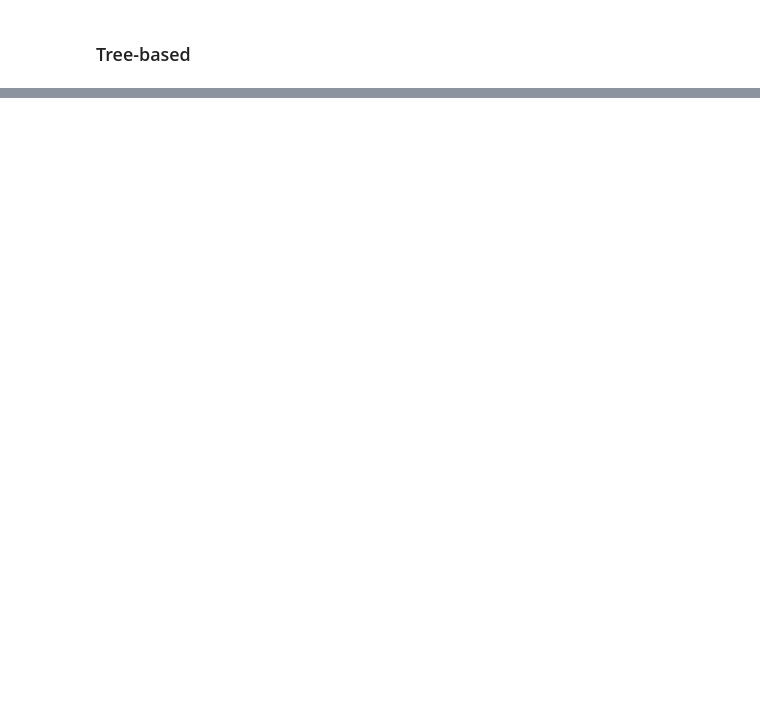
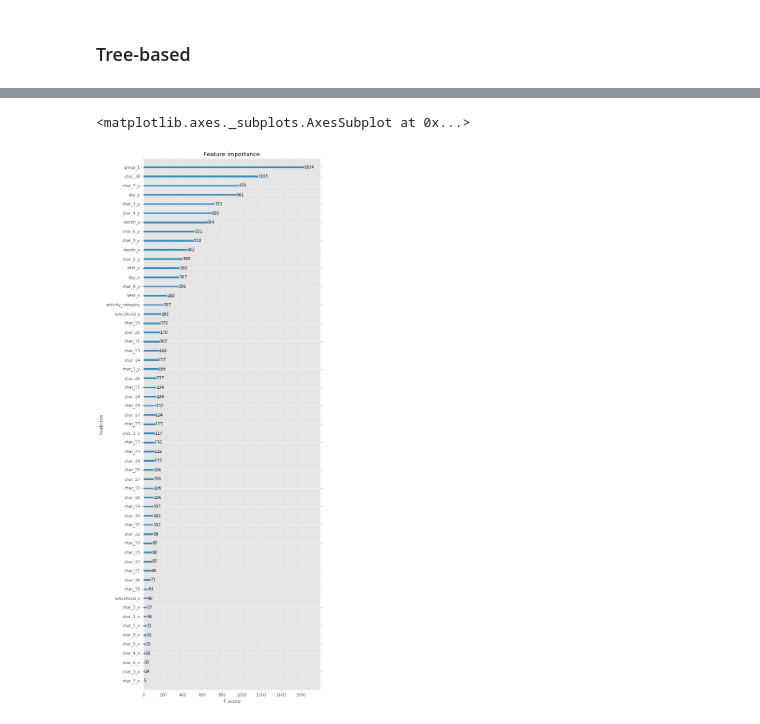
Before and after one commit to yurayli/kaggle-redhat, a Jupyter notebook: redHat_xgb.ipynb, the cells around one changed output, grey strips where cells are left out. Cells and saved outputs as stored; diff of their text form; code cells hidden in the pictures; blank space fills up the shorter version.

```diff
--- a/redHat_xgb.ipynb
+++ b/redHat_xgb.ipynb
@@ -414,0 +377,5 @@ roc_auc_score(y, pred_score[:,1])
+# %%
+%%time
+print("Start training...")
+bst = xgb.train(param, dtrain, num_round, watchlist, early_stopping_rounds=early_stopping_rounds)
+# test auc: 0.9314
@@ -414,0 +406,6 @@ roc_auc_score(y, pred_score[:,1])
+# %%
+%%time
+print "XGBoost initialing..."
+dtest = xgb.DMatrix(X_test.drop(['activity_id', 'people_id'], axis=1))
+dtrain = xgb.DMatrix(X.drop(['activity_id', 'people_id', 'outcome'], axis=1), label=y)
+dval = xgb.DMatrix(X_val.drop(['activity_id', 'people_id', 'outcome'], axis=1), label=y_val)
@@ -414,0 +416,11 @@ roc_auc_score(y, pred_score[:,1])
+# %%
+param = {'nthread':4, 'silent':1, 'objective':'binary:logistic', 'eval_metric':'auc', 'booster':'gbtree',
+         'eta':0.2, 'max_depth': 8, 'subsample':0.8, 'colsample_bytree':0.5, 'seed':0}
+watchlist  = [(dtrain,'train'), (dval,'validation')]
+early_stopping_rounds = 10
+num_round = 100
+# %%
+%%time
+print("Start training...")
+bst = xgb.train(param, dtrain, num_round, watchlist, early_stopping_rounds=early_stopping_rounds)
+# test auc: 0.9539
@@ -414,0 +449,9 @@ roc_auc_score(y, pred_score[:,1])
+# %%
+plt.style.use('ggplot')
+from xgboost import plot_importance
+
+fig, fscore_ax = plt.subplots(figsize=(8,24))
+plot_importance(bst, ax=fscore_ax)
+# %% [output]
+<matplotlib.axes._subplots.AxesSubplot at 0x...>
+[figure, added]
```
Also changed, not shown: parts of 38 cells of this notebook, 15 other files.
